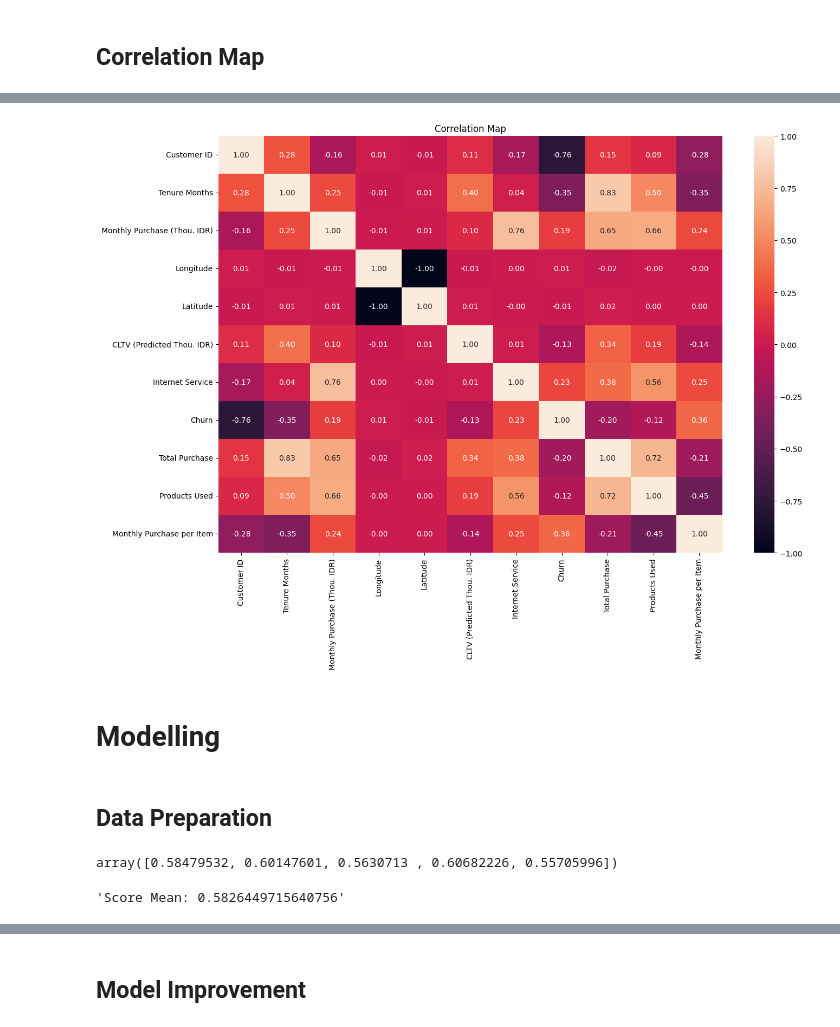
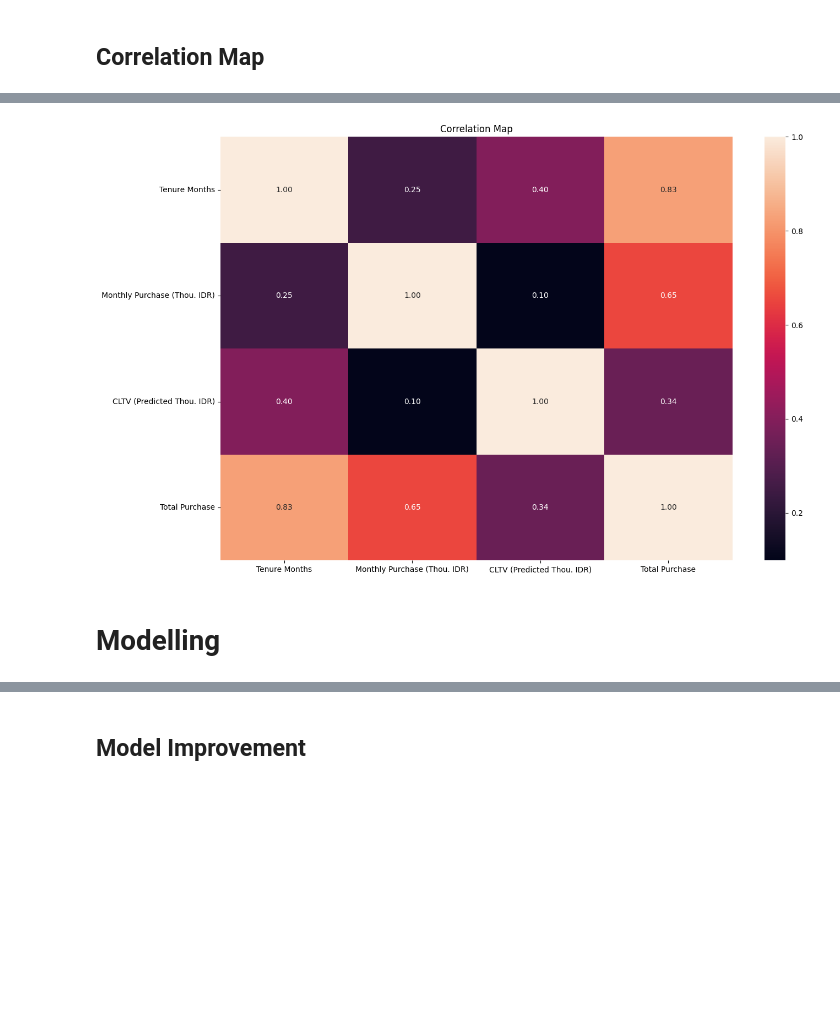
Before and after one commit to marcellinus-witarsah/data-challenge-dsw-2023, a Jupyter notebook: notebooks/03_churn_model.ipynb, the cells around one changed output, grey strips where cells are left out. Saved outputs shown, nothing was run; the diff lists cells and outputs as text; code cells hidden in the pictures; blank space fills up the shorter version.

```diff
--- a/notebooks/03_churn_model.ipynb
+++ b/notebooks/03_churn_model.ipynb
@@ -241,8 +321,8 @@ plt.show()
 # %% [output]
 [figure]
 # %%
-df['Tenure Months Bin'] = pd.cut(df['Tenure Months'], bins=[-1, 10, 20, 30, 40, 50, 60, 70, 80], labels=[10, 20, 30, 40, 50, 60, 70, 80])
-sns.countplot(data=df, x='Tenure Months Bin', hue='Churn Label')
+df['Tenure Months Bin'] = pd.cut(df['Tenure Months'], bins=10)
+ax = sns.countplot(data=df, x='Tenure Months Bin', hue='Churn Label')
 plt.title("Tenure Months Bin vs Churn Label")
 plt.show()
 # %% [output]
@@ -266,8 +346,3 @@ plt.title("Monthly Purchase (Thou. IDR) vs Churn Label")
 plt.show()
 # %% [output]
 [figure]
-# %%
-df['Monthly Purchase Bin'] = pd.cut(df['Monthly Purchase (Thou. IDR)'], bins=[20, 40, 60, 80, 100, 120, 140, 160], labels=[40, 60, 80, 100, 120, 140, 160])
-sns.countplot(data=df, x='Monthly Purchase Bin', hue='Churn Label')
-plt.title("Monthly Purchase Bin vs Churn Label")
-plt.show()
@@ -308,17 +399,19 @@ Really hard to tell based on the Total
 # %%
 def uses_internet_for_product(data):
-    if data == "Yes": return 1
+    if data == "Yes":
+        return 1
     return 0
 
 # Total Product Used
-df["Products Used"] = df[['Games Product', 'Music Product', 'Education Product', 'Call Center', 'Video Product', 'Use MyApp']]\
+df["Products Used"] = df[['Games Product', 'Music Product', 'Education Product', 'Video Product', 'Use MyApp']]\
     .apply(lambda x: uses_internet_for_product(x['Games Product'])
         + uses_internet_for_product(x['Music Product'])
         + uses_internet_for_product(x['Education Product'])
-        + uses_internet_for_product(x['Call Center'])
+        + uses_internet_for_product(x['Video Product'])
         + uses_internet_for_product(x['Use MyApp']), axis=1)
 
 sns.countplot(data=df, x="Products Used", hue="Churn Label")
 plt.title("Products Used vs Churn")
-plt.show()
+plt.show
+# df
 # %% [output]
@@ -338,11 +446,11 @@ User that pay more and use little of the product services has a high chance of c
 # %%
-corr = df.select_dtypes([int, float]).corr()
+corr = df[["Tenure Months", "Monthly Purchase (Thou. IDR)", "CLTV (Predicted Thou. IDR)", "Total Purchase"]].corr()
 plt.figure(figsize=(15, 10))
 sns.heatmap(corr, annot=True, fmt=".2f")
 plt.title("Correlation Map")
 plt.show()
 # %% [output]
-[figure, old version]
+[figure, new version]
 # %% [markdown]
 # Modelling
 # %%
@@ -363,3 +472 @@ from sklearn.model_selection import train_test_split
-# %% [markdown]
-## Data Preparation
 # %%
@@ -439,24 +502 @@ def baseline_model(X_train, y_train, X_val, y_val):
-# %%
-from sklearn.model_selection import StratifiedShuffleSplit
-from sklearn.model_selection import cross_val_score
-from sklearn.pipeline import make_pipeline
-# Cross Validation
-# ========================================
-
-# prepare data
-# ========================================
-(X_train, X_test, y_train, y_test) = baseline_data_preparation(df_ori)
-
-# create pipeline
-# ========================================
-pipeline = make_pipeline(StandardScaler(), LogisticRegression(random_state=42, max_iter=200))
-
-# perform cross validation
-# ========================================
-cv = StratifiedShuffleSplit(n_splits=5,  test_size=0.2, random_state=42)
-score = cross_val_score(pipeline, X_train, y_train, cv=cv, scoring='f1')
-display(score, f"Score Mean: {score.mean()}")
-# %% [output]
-array([0.58479532, 0.60147601, 0.5630713 , 0.60682226, 0.55705996])
-'Score Mean: 0.5826449715640756'
 # %% [markdown]
```
Also changed, not shown: parts of 47 cells of this notebook, 1 other file.
